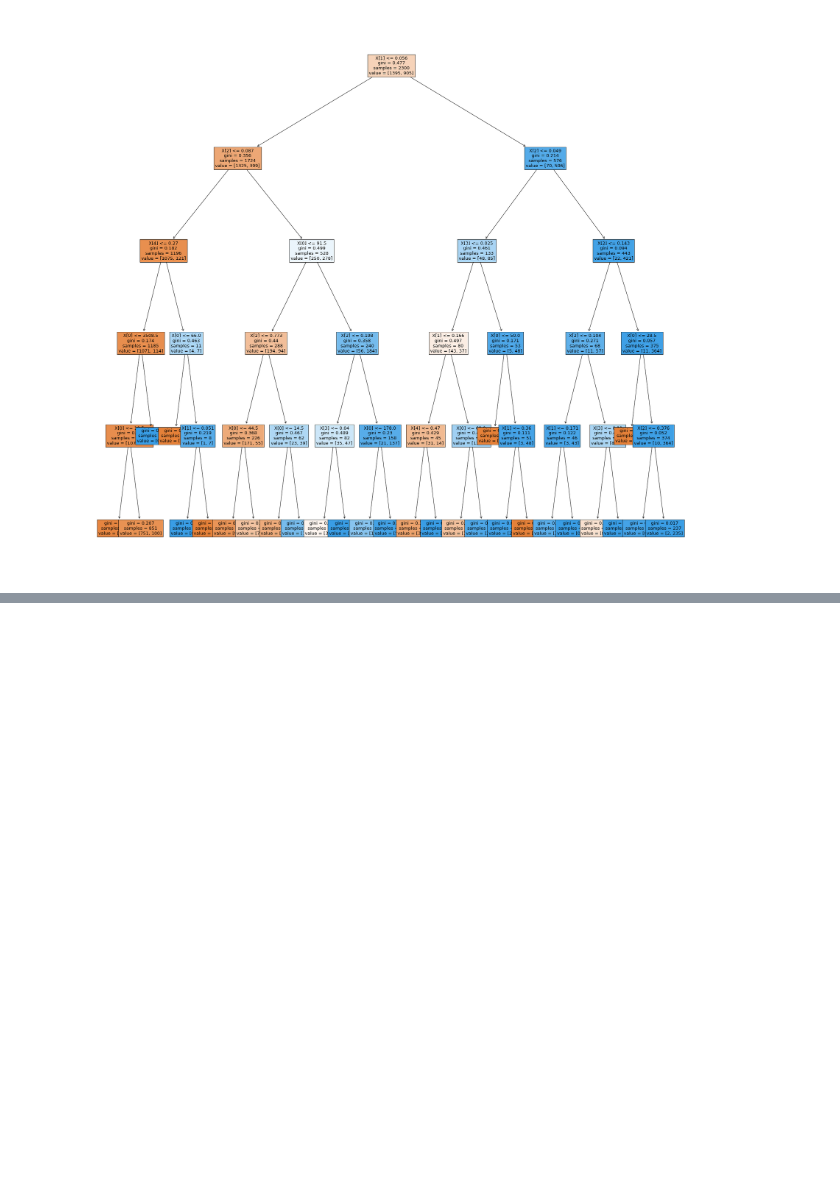
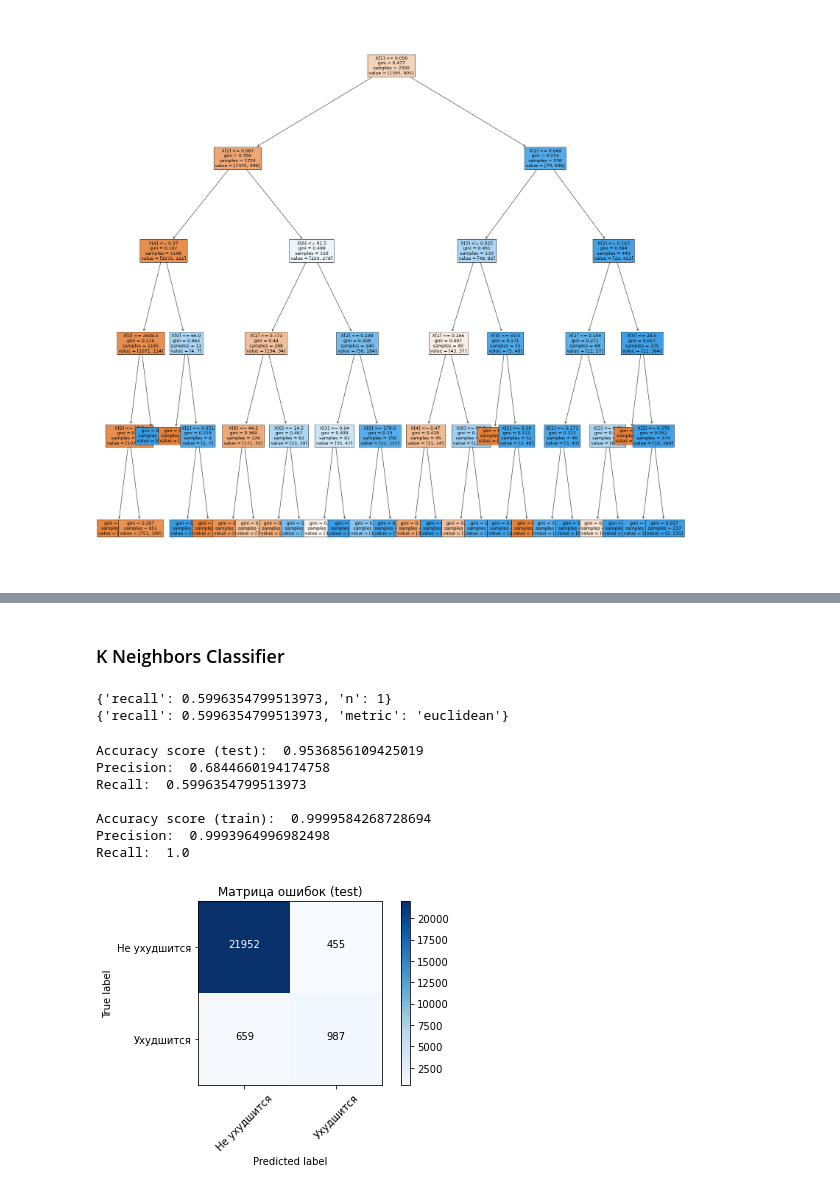
Before and after one commit to dumaevrinat/machine_learning_labs, a Jupyter notebook: Lab 1 Classification.ipynb, the cells around one changed output, grey strips where cells are left out. Drawn from its saved outputs; the diff is of its cells as text; code cells hidden in the pictures; blank space fills up the shorter version.

```diff
--- a/Lab 1 Classification.ipynb
+++ b/Lab 1 Classification.ipynb
@@ -791,0 +913,50 @@ plt.show()
+# %% [markdown]
+### K Neighbors Classifier
+# %%
+recall = []
+for n in range(1, 16, 2):
+    model = KNeighborsClassifier(n_neighbors=n)
+    model.fit(x_train, y_train)
+
+    predicted = model.predict(x_test)
+
+    recall.append({'recall': recall_score(y_test, predicted),
+                   'n': n})
+
+max_recall = max(recall, key=lambda i: i['recall'])
+print(max_recall)
+
+recall = []
+metrics = ['euclidean', 'manhattan', 'chebyshev', 'minkowski']
+for metric in metrics:
+    model = KNeighborsClassifier(n_neighbors=1, metric=metric)
+    model.fit(x_train, y_train)
+
+    predicted = model.predict(x_test)
+
+    recall.append({'recall': recall_score(y_test, predicted),
+                   'metric': metric})
+
+max_recall = max(recall, key=lambda i: i['recall'])
+print(max_recall)
+# %% [output]
+{'recall': 0.5996354799513973, 'n': 1}
+{'recall': 0.5996354799513973, 'metric': 'euclidean'}
+# %%
+model = KNeighborsClassifier(n_neighbors=1)
+model.fit(x_train, y_train)
+
+predicted_test = model.predict(x_test)
+predicted_train = model.predict(x_train)
+
+get_info(predicted_test, y_test, 'test', True)
+get_info(predicted_train, y_train, 'train')
+# %% [output]
+Accuracy score (test):  0.9536856109425019
+Precision:  0.6844660194174758
+Recall:  0.5996354799513973
+
+Accuracy score (train):  0.9999584268728694
+Precision:  0.9993964996982498
+Recall:  1.0
+[figure, added]
```
Also changed, not shown: parts of 14 cells of this notebook.
